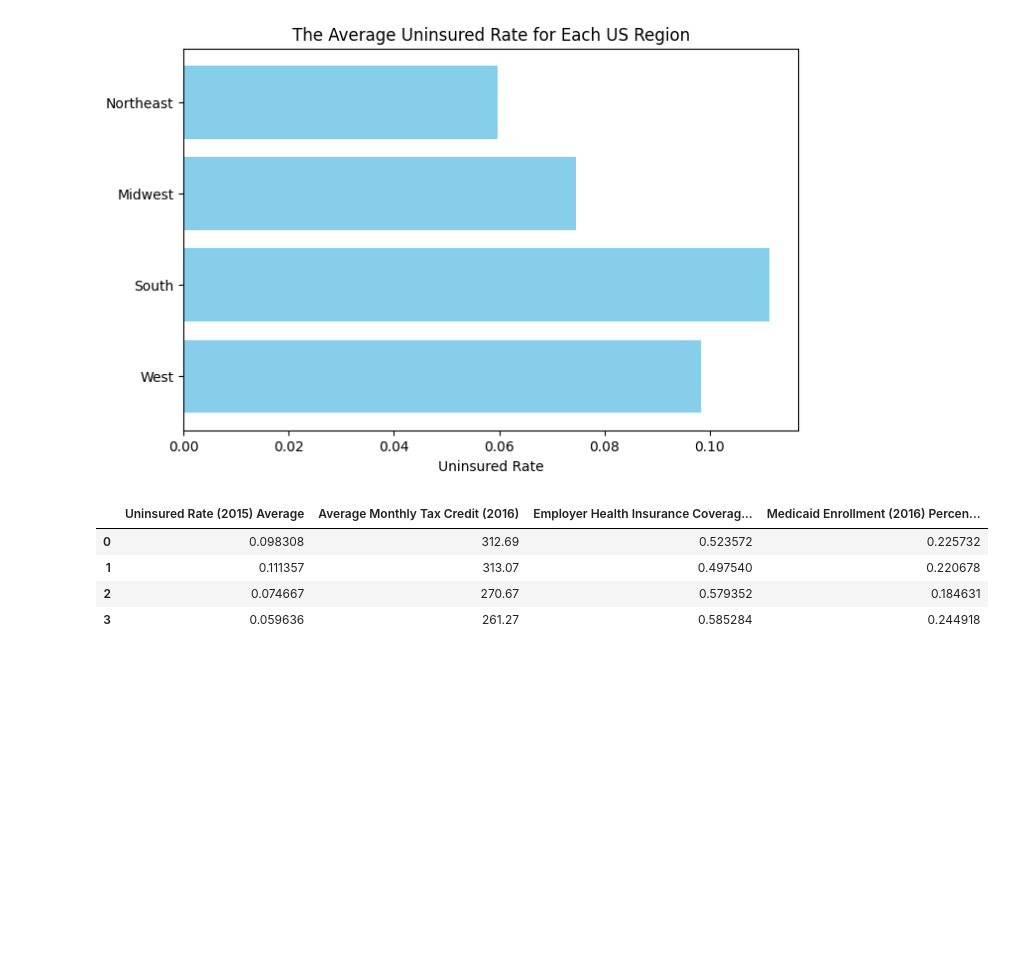
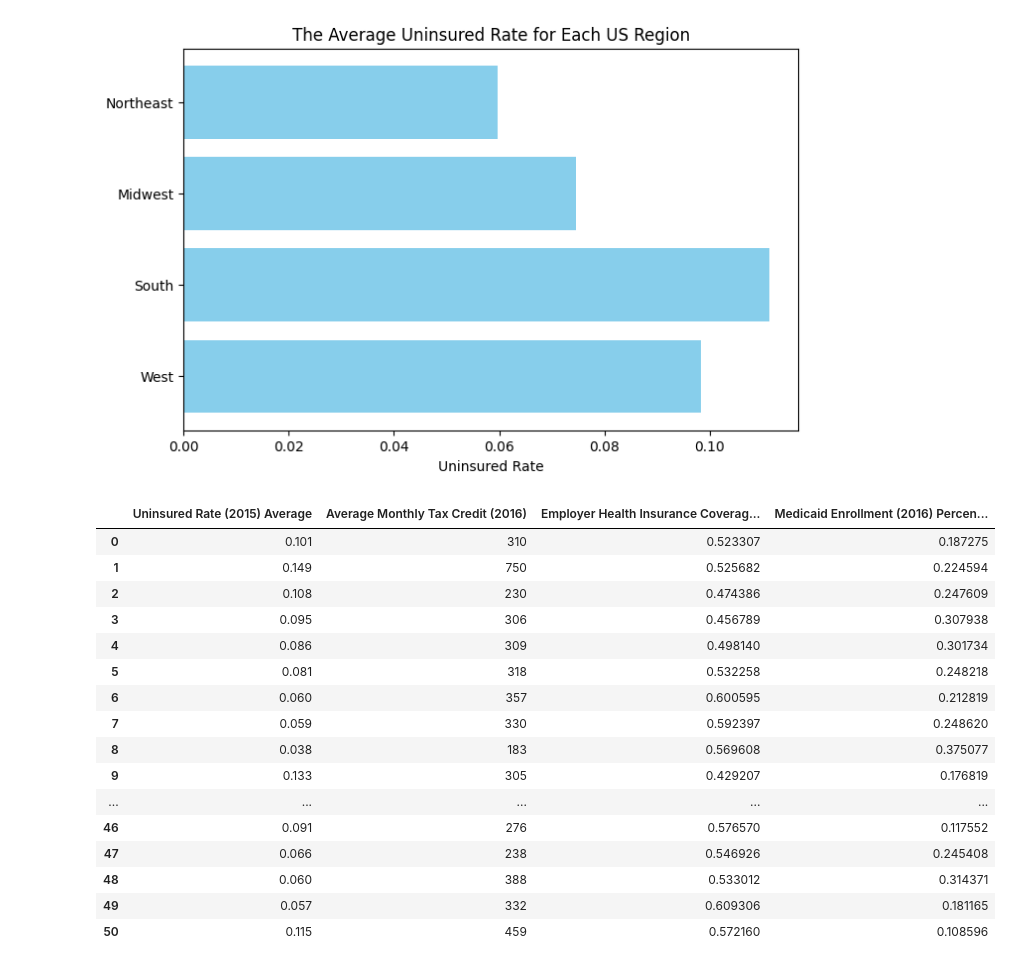
Before and after one commit to relaxpod/dsGroup5, a Jupyter notebook: DSTC_Visuals.ipynb, the cells around one changed output. Drawn from its saved outputs; the diff is of its cells as text; code cells hidden in the pictures; blank space fills up the shorter version.

```diff
--- a/DSTC_Visuals.ipynb
+++ b/DSTC_Visuals.ipynb
@@ -49,10 +31,23 @@ plt.show()
-# %%
-df.pop("US Regions")
-df
-# %% [output]
-|  | Uninsured Rate (2015) Average | Average Monthly Tax Credit (2016) | Employer Health Insurance Coverag... | Medicaid Enrollment (2016) Percen... |
-| 0 | 0.098308 | 312.69 | 0.523572 | 0.225732 |
-| 1 | 0.111357 | 313.07 | 0.497540 | 0.220678 |
-| 2 | 0.074667 | 270.67 | 0.579352 | 0.184631 |
-| 3 | 0.059636 | 261.27 | 0.585284 | 0.244918 |
+# %%
+url2 = "https://raw.githubusercontent.com/relaxpod/dsGroup5/refs/heads/main/states_insurance_dataset_temp.csv"
+df2 = pd.read_csv(url2)
+df2
+# %% [output]
+|  | Uninsured Rate (2015) Average | Average Monthly Tax Credit (2016) | Employer Health Insurance Coverag... | Medicaid Enrollment (2016) Percen... |
+| 0 | 0.101 | 310 | 0.523307 | 0.187275 |
+| 1 | 0.149 | 750 | 0.525682 | 0.224594 |
+| 2 | 0.108 | 230 | 0.474386 | 0.247609 |
+| 3 | 0.095 | 306 | 0.456789 | 0.307938 |
+| 4 | 0.086 | 309 | 0.498140 | 0.301734 |
+| 5 | 0.081 | 318 | 0.532258 | 0.248218 |
+| 6 | 0.060 | 357 | 0.600595 | 0.212819 |
+| 7 | 0.059 | 330 | 0.592397 | 0.248620 |
+| 8 | 0.038 | 183 | 0.569608 | 0.375077 |
+| 9 | 0.133 | 305 | 0.429207 | 0.176819 |
+| ... | ... | ... | ... | ... |
+| 46 | 0.091 | 276 | 0.576570 | 0.117552 |
+| 47 | 0.066 | 238 | 0.546926 | 0.245408 |
+| 48 | 0.060 | 388 | 0.533012 | 0.314371 |
+| 49 | 0.057 | 332 | 0.609306 | 0.181165 |
+| 50 | 0.115 | 459 | 0.572160 | 0.108596 |
 # %%
```
Also changed, not shown: parts of 5 cells of this notebook.
